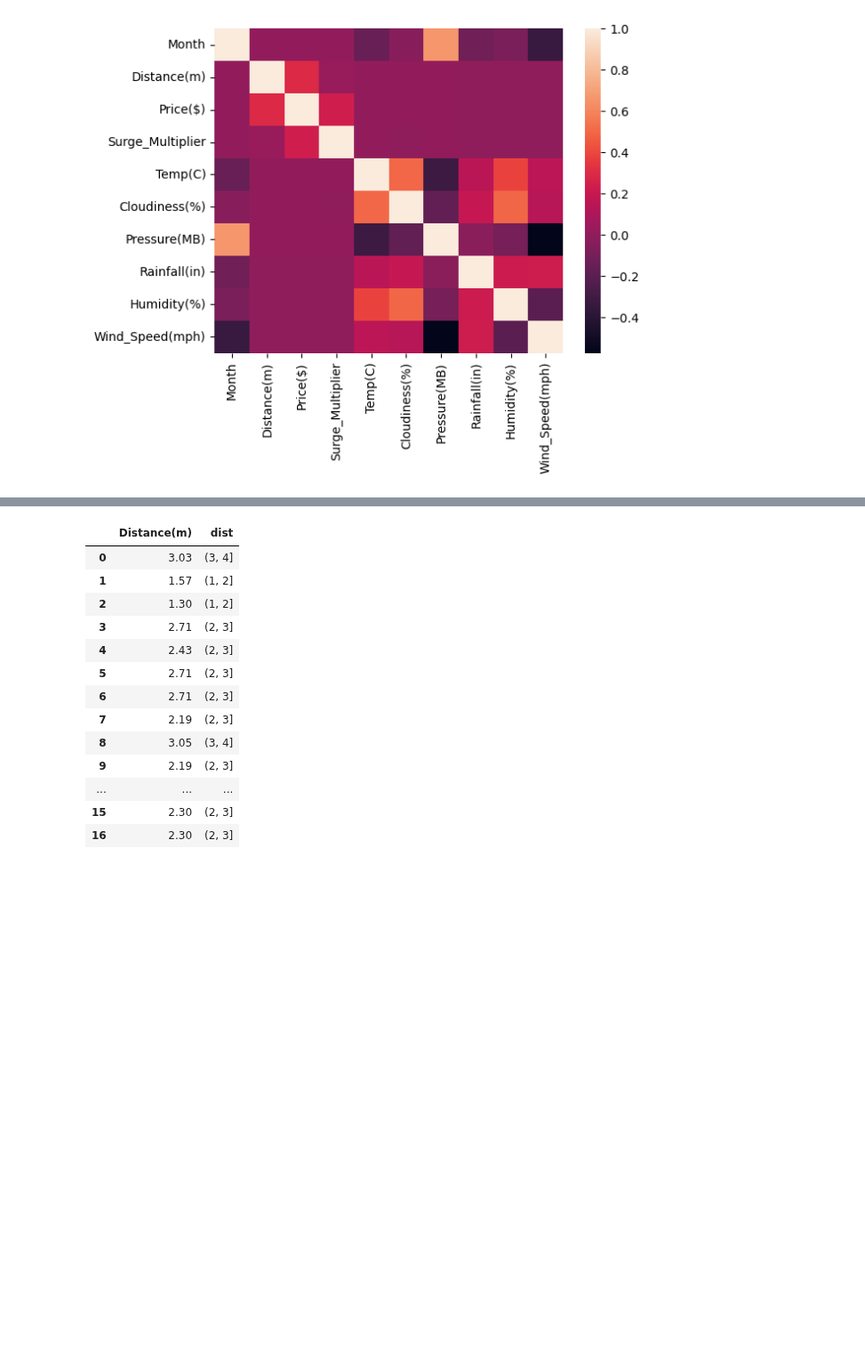
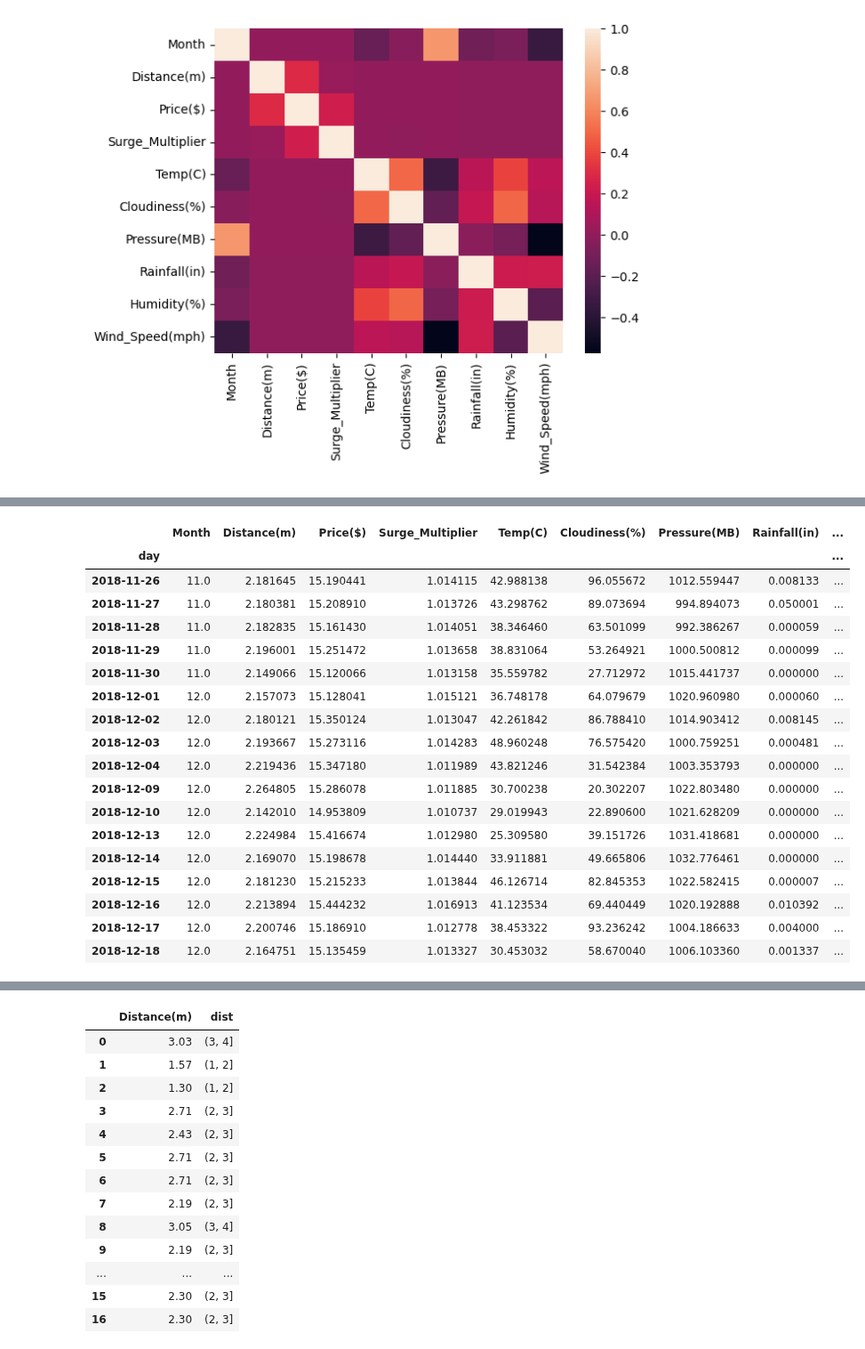
Before and after one commit to marnaji/Project-1, a Jupyter notebook: main.ipynb, the cells around one changed output, grey strips where cells are left out. Shown at 89% size. Drawn from its saved outputs; the diff is of its cells as text; code cells hidden in the pictures; blank space fills up the shorter version.

```diff
--- a/main.ipynb
+++ b/main.ipynb
@@ -448,0 +458,35 @@ sns.heatmap(corr)
+# %%
+#aggregate the data to calculate the revenue and get the mean for the rest for each specific day
+
+#create a day field
+final_df["day"] = final_df["Date"].dt.date
+by_date_df = final_df.groupby("day")
+#create revenue and add a column called revenue to by_date dataframe
+
+#aggregate the price column to get the revenue
+revenue = by_date_df["Price($)"].sum()
+by_date_df = by_date_df.mean()
+by_date_df["revenue"] = revenue
+
+
+by_date_df
+# %% [output]
+|  | Month | Distance(m) | Price($) | Surge_Multiplier | Temp(C) | Cloudiness(%) | Pressure(MB) | Rainfall(in) | ... |
+| day |  |  |  |  |  |  |  |  | ... |
+| 2018-11-26 | 11.0 | 2.181645 | 15.190441 | 1.014115 | 42.988138 | 96.055672 | 1012.559447 | 0.008133 | ... |
+| 2018-11-27 | 11.0 | 2.180381 | 15.208910 | 1.013726 | 43.298762 | 89.073694 | 994.894073 | 0.050001 | ... |
+| 2018-11-28 | 11.0 | 2.182835 | 15.161430 | 1.014051 | 38.346460 | 63.501099 | 992.386267 | 0.000059 | ... |
+| 2018-11-29 | 11.0 | 2.196001 | 15.251472 | 1.013658 | 38.831064 | 53.264921 | 1000.500812 | 0.000099 | ... |
+| 2018-11-30 | 11.0 | 2.149066 | 15.120066 | 1.013158 | 35.559782 | 27.712972 | 1015.441737 | 0.000000 | ... |
+| 2018-12-01 | 12.0 | 2.157073 | 15.128041 | 1.015121 | 36.748178 | 64.079679 | 1020.960980 | 0.000060 | ... |
+| 2018-12-02 | 12.0 | 2.180121 | 15.350124 | 1.013047 | 42.261842 | 86.788410 | 1014.903412 | 0.008145 | ... |
+| 2018-12-03 | 12.0 | 2.193667 | 15.273116 | 1.014283 | 48.960248 | 76.575420 | 1000.759251 | 0.000481 | ... |
+| 2018-12-04 | 12.0 | 2.219436 | 15.347180 | 1.011989 | 43.821246 | 31.542384 | 1003.353793 | 0.000000 | ... |
+| 2018-12-09 | 12.0 | 2.264805 | 15.286078 | 1.011885 | 30.700238 | 20.302207 | 1022.803480 | 0.000000 | ... |
+| 2018-12-10 | 12.0 | 2.142010 | 14.953809 | 1.010737 | 29.019943 | 22.890600 | 1021.628209 | 0.000000 | ... |
+| 2018-12-13 | 12.0 | 2.224984 | 15.416674 | 1.012980 | 25.309580 | 39.151726 | 1031.418681 | 0.000000 | ... |
+| 2018-12-14 | 12.0 | 2.169070 | 15.198678 | 1.014440 | 33.911881 | 49.665806 | 1032.776461 | 0.000000 | ... |
+| 2018-12-15 | 12.0 | 2.181230 | 15.215233 | 1.013844 | 46.126714 | 82.845353 | 1022.582415 | 0.000007 | ... |
+| 2018-12-16 | 12.0 | 2.213894 | 15.444232 | 1.016913 | 41.123534 | 69.440449 | 1020.192888 | 0.010392 | ... |
+| 2018-12-17 | 12.0 | 2.200746 | 15.186910 | 1.012778 | 38.453322 | 93.236242 | 1004.186633 | 0.004000 | ... |
+| 2018-12-18 | 12.0 | 2.164751 | 15.135459 | 1.013327 | 30.453032 | 58.670040 | 1006.103360 | 0.001337 | ... |
```
Also changed, not shown: parts of 7 cells of this notebook.
